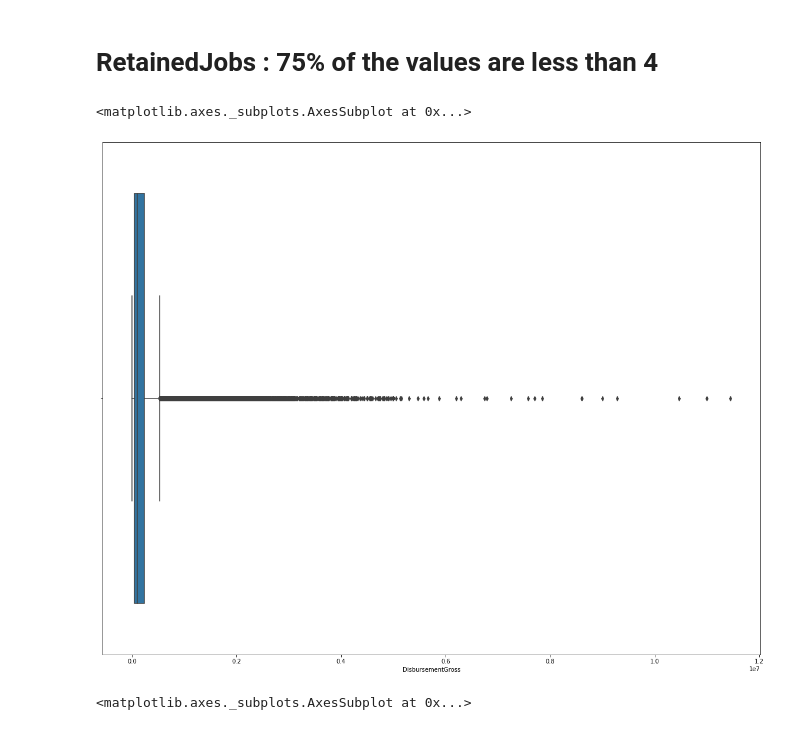
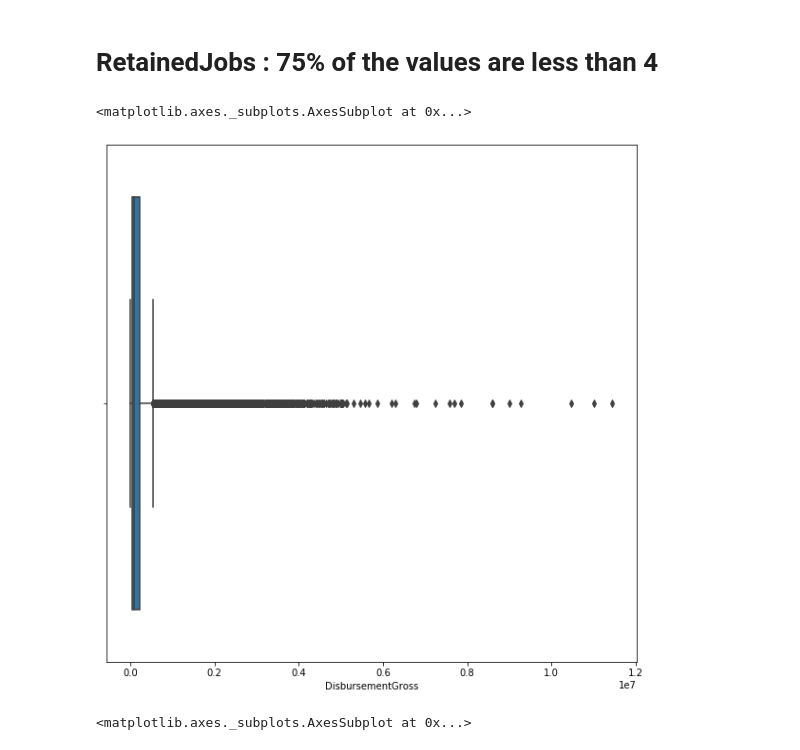
Before and after one commit to aelshamarka/Capstone-Project, a Jupyter notebook: Initial_Results.ipynb, the cells around one changed output. Drawn from its saved outputs; the diff is of its cells as text; code cells hidden in the pictures.

```diff
--- a/Initial_Results.ipynb
+++ b/Initial_Results.ipynb
@@ -503,11 +503,11 @@ sns.boxplot(x='RetainedJob', data=df)
 # %% [markdown]
 # RetainedJobs : 75% of the values are less than 4
 # %%
-plt.figure(figsize=(20,16))
+plt.figure(figsize=(10,10))
 sns.boxplot(x='DisbursementGross', data=df)
 # %% [output]
 <matplotlib.axes._subplots.AxesSubplot at 0x...>
-[figure, old version]
+[figure, new version]
 # %%
 df['DisbursementGross'].plot(kind="box", vert=True)
 # %% [output]
```
Also changed, not shown: parts of 27 cells of this notebook.
